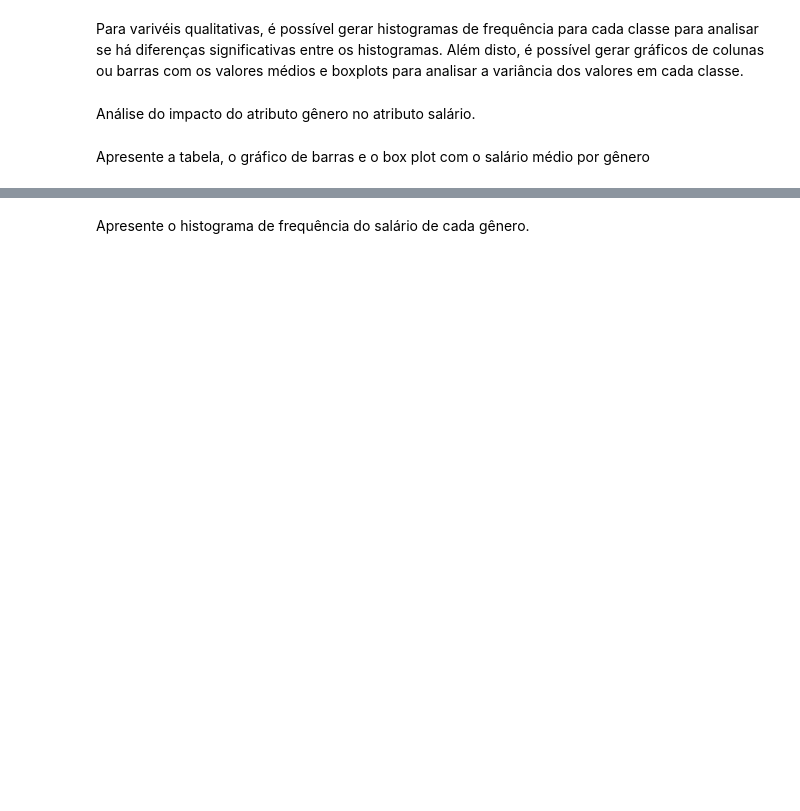
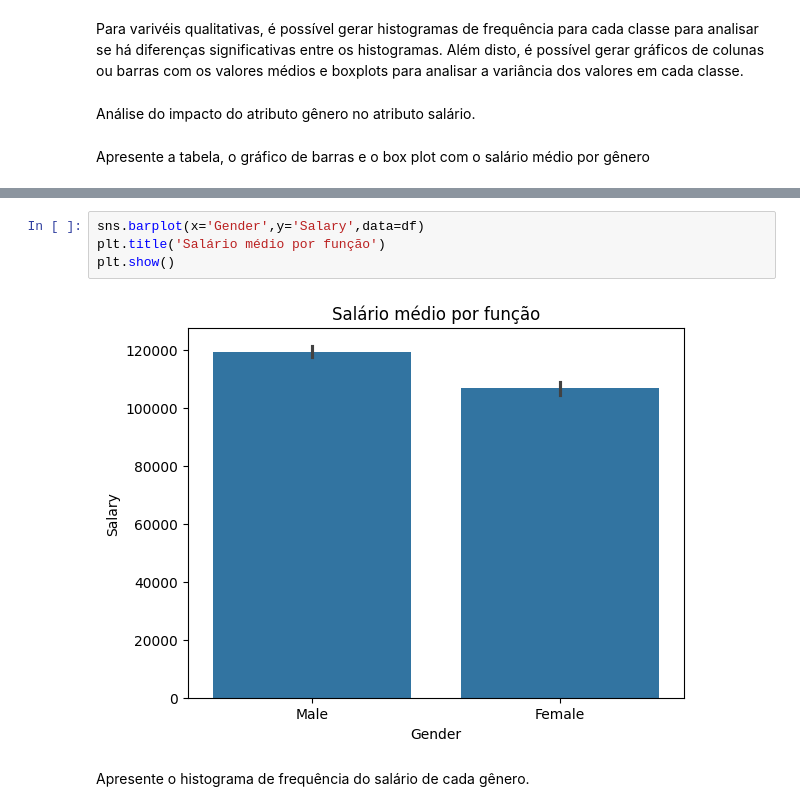
Before and after one commit to PatrikiGss/CIENCIA_DE_DADOS, a Jupyter notebook: patriki/aula 4/pre-processamento-de-dados.ipynb, the cells around one changed output, grey strips where cells are left out. Saved outputs shown, nothing was run; the diff lists cells and outputs as text; blank space fills up the shorter version.

```diff
--- a/patriki/aula 4/pre-processamento-de-dados.ipynb
+++ b/patriki/aula 4/pre-processamento-de-dados.ipynb
@@ -724,2 +803,8 @@ Apresente a tabela, o gráfico de barras e o box plot com o salário médio por
+# %%
+sns.barplot(x='Gender',y='Salary',data=df)
+plt.title('Salário médio por função')
+plt.show()
+# %% [output]
+[figure, added]
 # %% [markdown]
 Apresente o histograma de frequência do salário de cada gênero.
```
Also changed, not shown: parts of 24 cells of this notebook.
